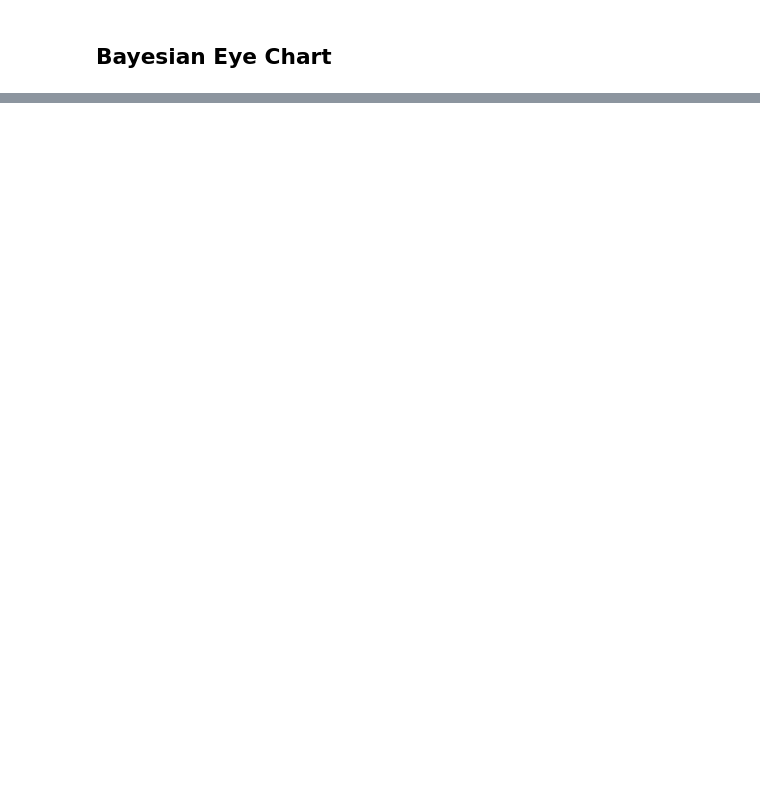
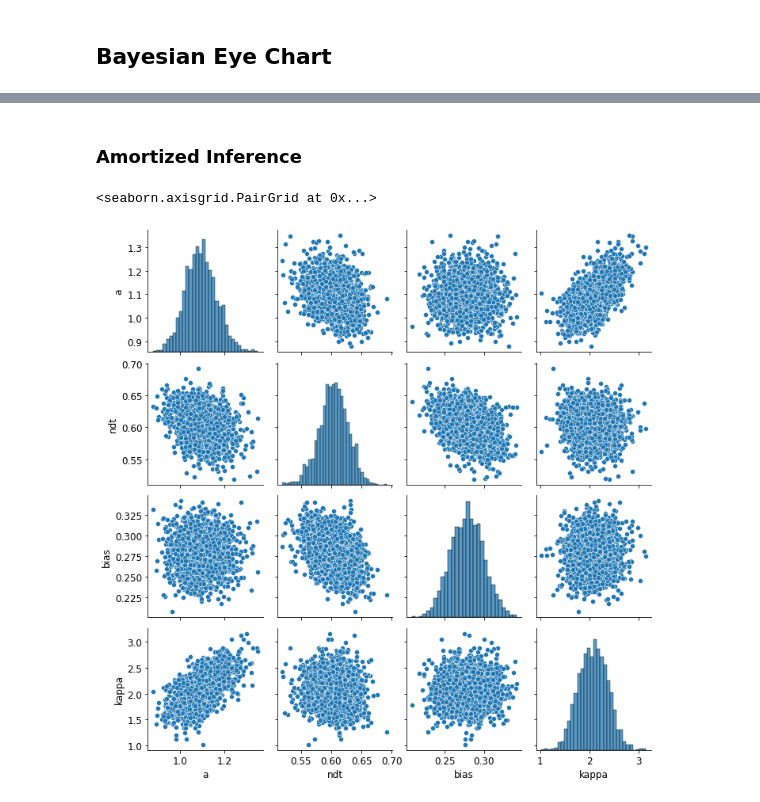
Before and after one commit to awellis/evidence-accumulators, a Jupyter notebook: notebooks/varying_drift_diffusion_modeling.ipynb, the cells around one changed output, grey strips where cells are left out. Drawn from its saved outputs; the diff is of its cells as text; code cells hidden in the pictures; blank space fills up the shorter version.

```diff
--- a/notebooks/varying_drift_diffusion_modeling.ipynb
+++ b/notebooks/varying_drift_diffusion_modeling.ipynb
@@ -355,0 +221,8 @@ test_fun(motion_set, condition)
+# %%
+# read data
+directory = str(Path().absolute())
+path = str(Path(directory).parents[0]) + '/data/single_sub_data.csv'
+data = np.loadtxt(open(path, 'rb'), delimiter=",", skiprows=1)
+
+# subset data
+data_subset = data[(data[:, 1] == 1) & (data[:, 2] == 1)]
@@ -355,0 +243,8 @@ test_fun(motion_set, condition)
+# %% [markdown]
+### Amortized Inference
+# %%
+samples = amortizer.sample(final_data, n_samples=N_SAMPLES)
+sns.pairplot(pd.DataFrame(samples, columns=PARAM_NAMES))
+# %% [output]
+<seaborn.axisgrid.PairGrid at 0x...>
+[figure, added]
```
Also changed, not shown: parts of 50 cells of this notebook, 8 other files.
